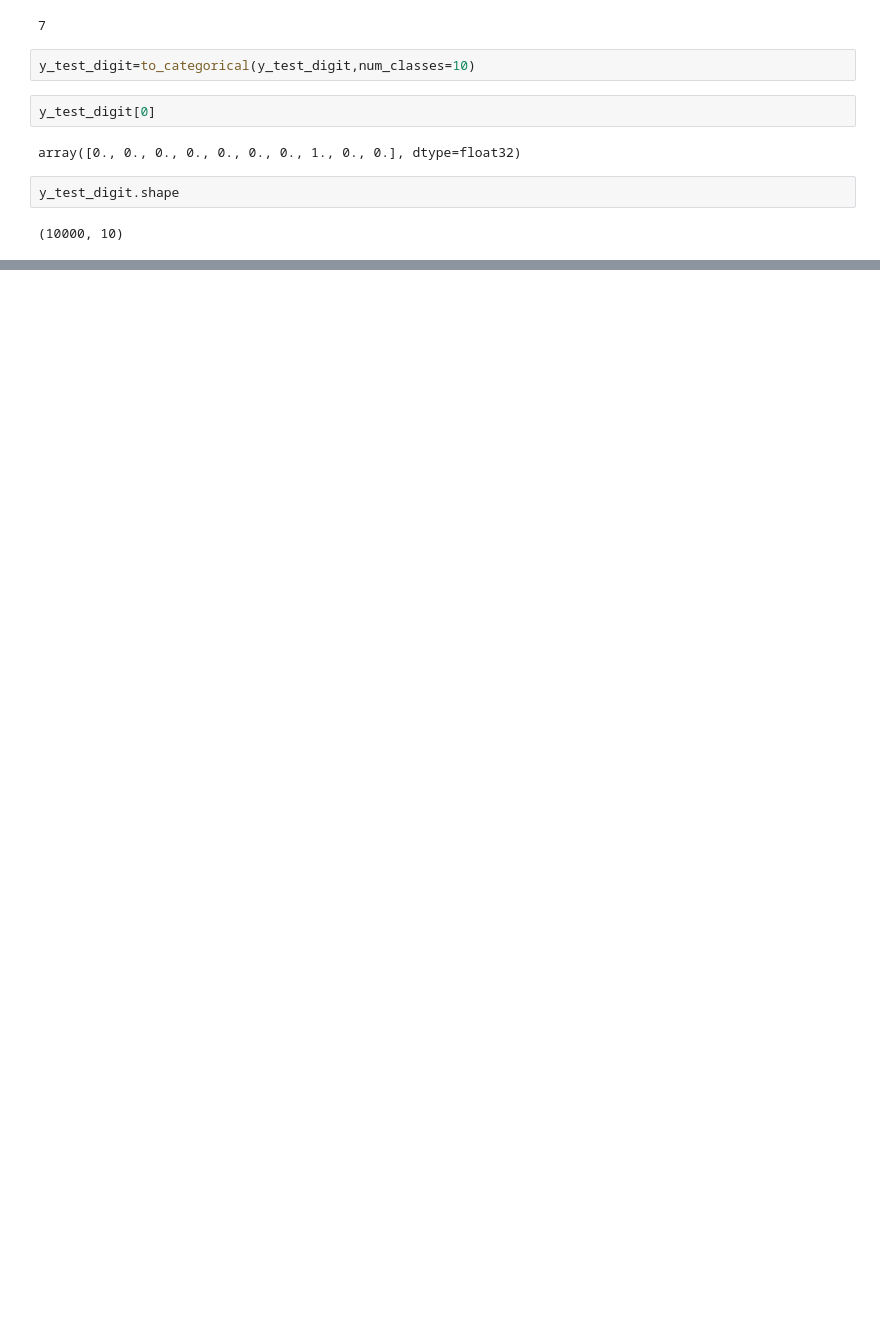
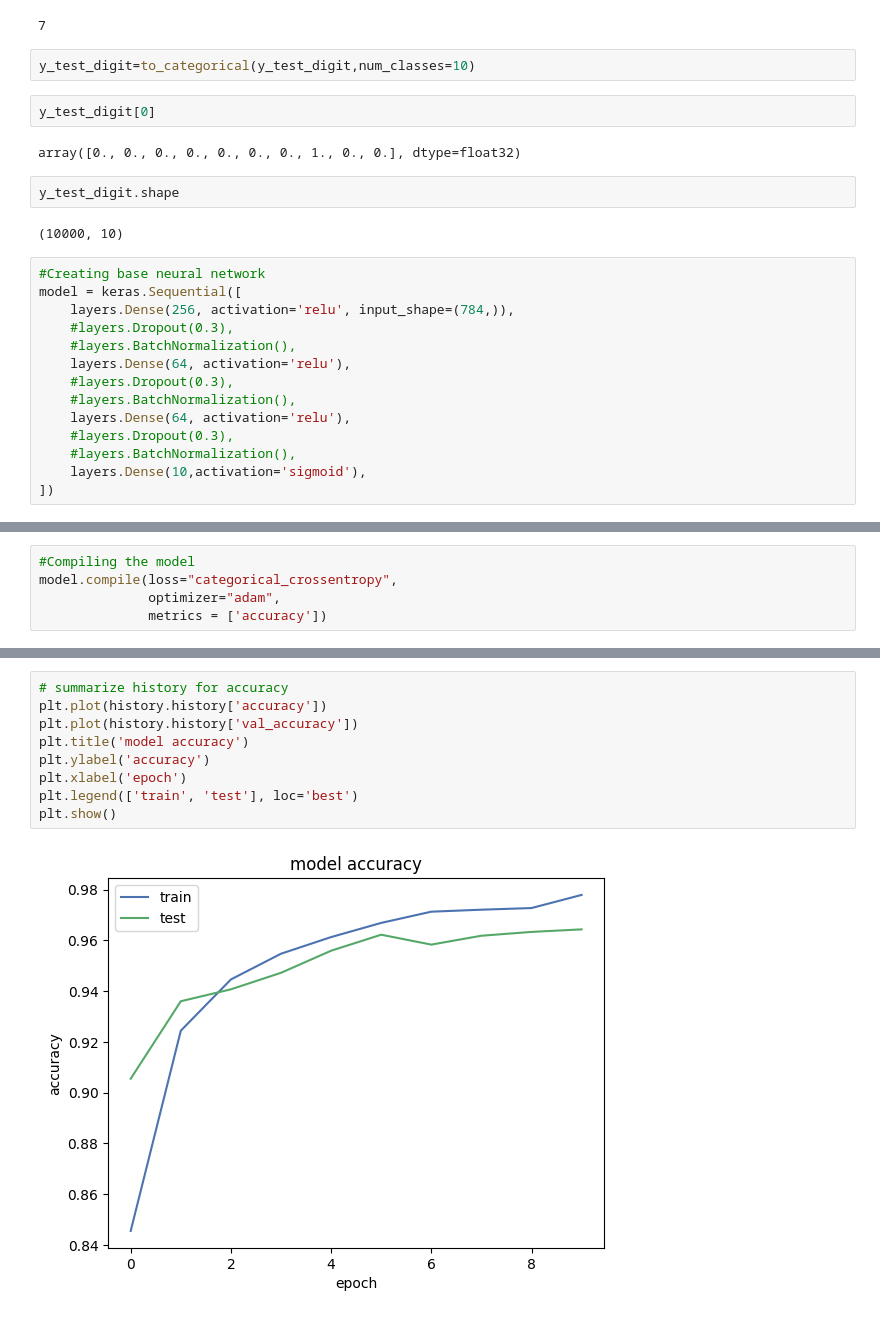
Before and after one commit to iampandiyan/DeepLearning, a Jupyter notebook: ANN/DigitANN.ipynb, the cells around one changed output, grey strips where cells are left out. Cells and saved outputs as stored; diff of their text form; blank space fills up the shorter version.

```diff
--- a/ANN/DigitANN.ipynb
+++ b/ANN/DigitANN.ipynb
@@ -165,3 +163,17 @@ array([0., 0., 0., 0., 0., 0., 0., 1., 0., 0.], dtype=float32)
 y_test_digit.shape
 # %% [output]
 (10000, 10)
+# %%
+#Creating base neural network
+model = keras.Sequential([
+    layers.Dense(256, activation='relu', input_shape=(784,)),
+    #layers.Dropout(0.3),
+    #layers.BatchNormalization(),
+    layers.Dense(64, activation='relu'),
+    #layers.Dropout(0.3),
+    #layers.BatchNormalization(),
+    layers.Dense(64, activation='relu'),
+    #layers.Dropout(0.3),
+    #layers.BatchNormalization(),
+    layers.Dense(10,activation='sigmoid'),
+])
@@ -167,0 +201,5 @@ y_test_digit.shape
+# %%
+#Compiling the model
+model.compile(loss="categorical_crossentropy",
+              optimizer="adam",
+              metrics = ['accuracy'])
@@ -167,0 +288,11 @@ y_test_digit.shape
+# %%
+# summarize history for accuracy
+plt.plot(history.history['accuracy'])
+plt.plot(history.history['val_accuracy'])
+plt.title('model accuracy')
+plt.ylabel('accuracy')
+plt.xlabel('epoch')
+plt.legend(['train', 'test'], loc='best')
+plt.show()
+# %% [output]
+[figure, added]
```
Also changed, not shown: parts of 15 cells of this notebook, 2 other files.
